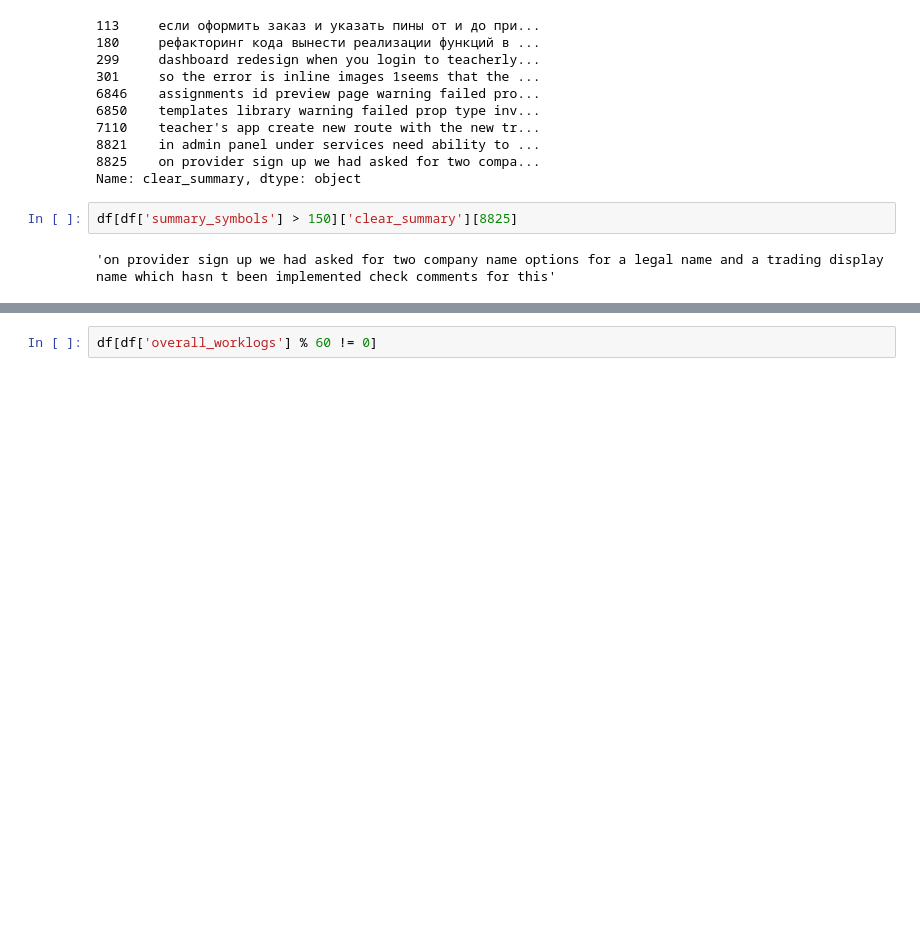
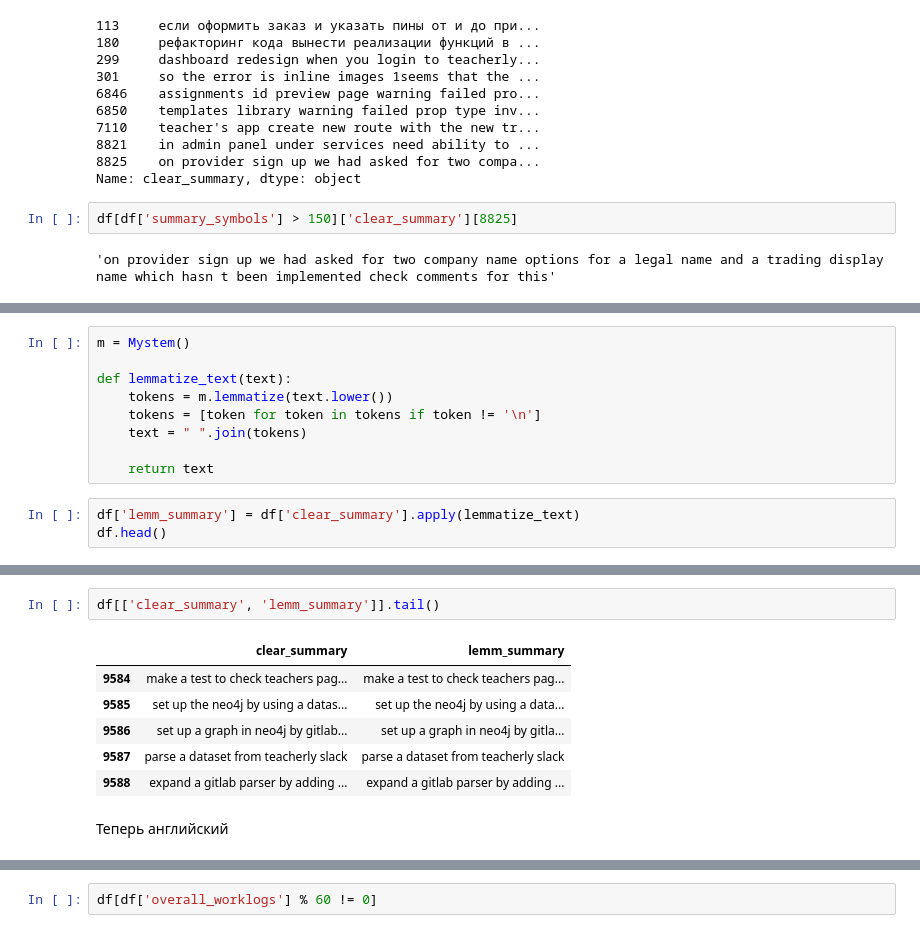
Before and after one commit to TayJen/hackathon_algu2022, a Jupyter notebook: H_ALGU_2022_Research.ipynb, the cells around one changed output, grey strips where cells are left out. Drawn from its saved outputs; the diff is of its cells as text; blank space fills up the shorter version.

```diff
--- a/H_ALGU_2022_Research.ipynb
+++ b/H_ALGU_2022_Research.ipynb
@@ -354,0 +411,12 @@ df[df['summary_symbols'] > 150]['clear_summary'][8825]
+# %%
+m = Mystem()
+
+def lemmatize_text(text):
+    tokens = m.lemmatize(text.lower())
+    tokens = [token for token in tokens if token != '\n']
+    text = " ".join(tokens)
+
+    return text
+# %%
+df['lemm_summary'] = df['clear_summary'].apply(lemmatize_text)
+df.head()
@@ -354,0 +430,11 @@ df[df['summary_symbols'] > 150]['clear_summary'][8825]
+# %%
+df[['clear_summary', 'lemm_summary']].tail()
+# %% [output]
+|  | clear_summary | lemm_summary |
+| 9584 | make a test to check teachers pag... | make a test to check teachers pag... |
+| 9585 | set up the neo4j by using a datas... | set up the neo4j by using a data... |
+| 9586 | set up a graph in neo4j by gitlab... | set up a graph in neo4j by gitla... |
+| 9587 | parse a dataset from teacherly slack | parse a dataset from teacherly slack |
+| 9588 | expand a gitlab parser by adding ... | expand a gitlab parser by adding ... |
+# %% [markdown]
+Теперь английский
```
Also changed, not shown: parts of 37 cells of this notebook.
